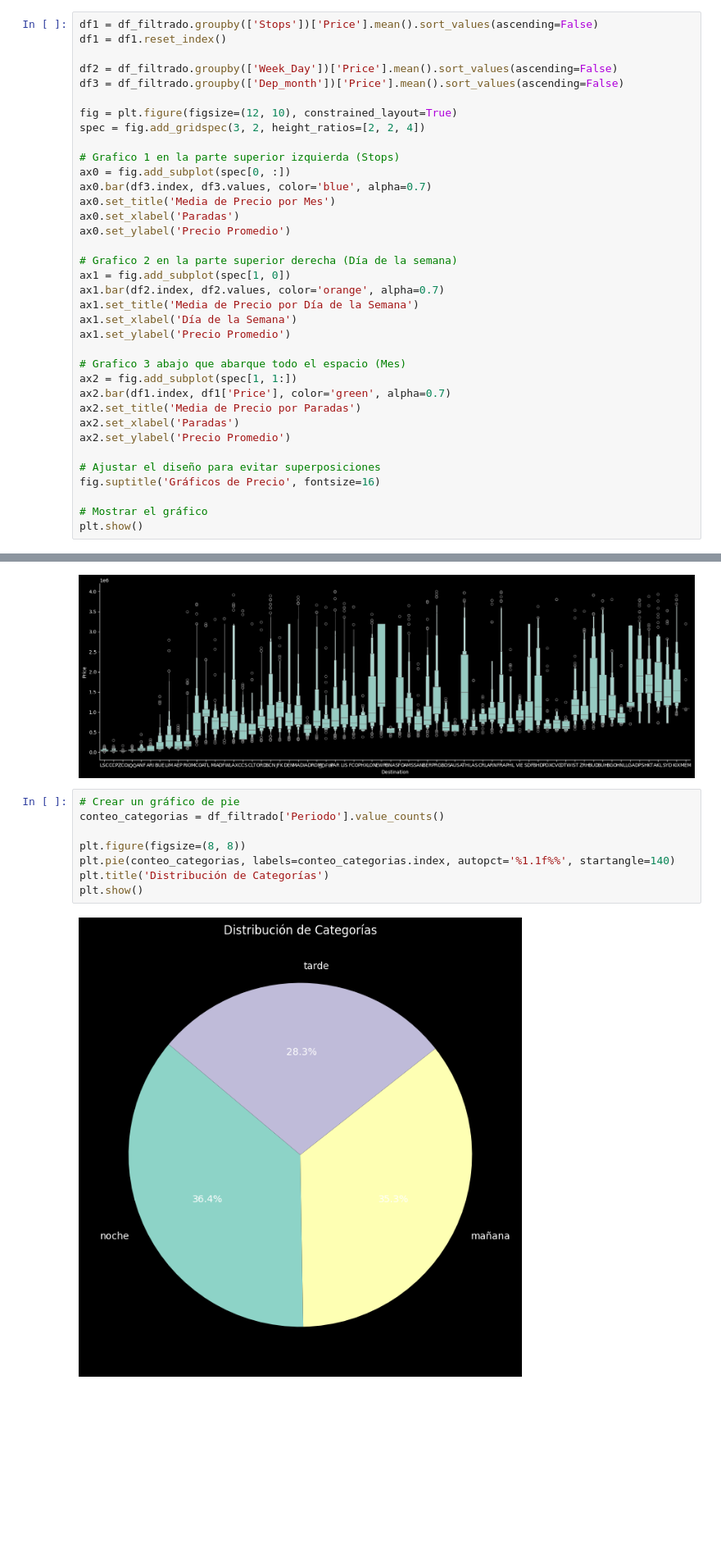
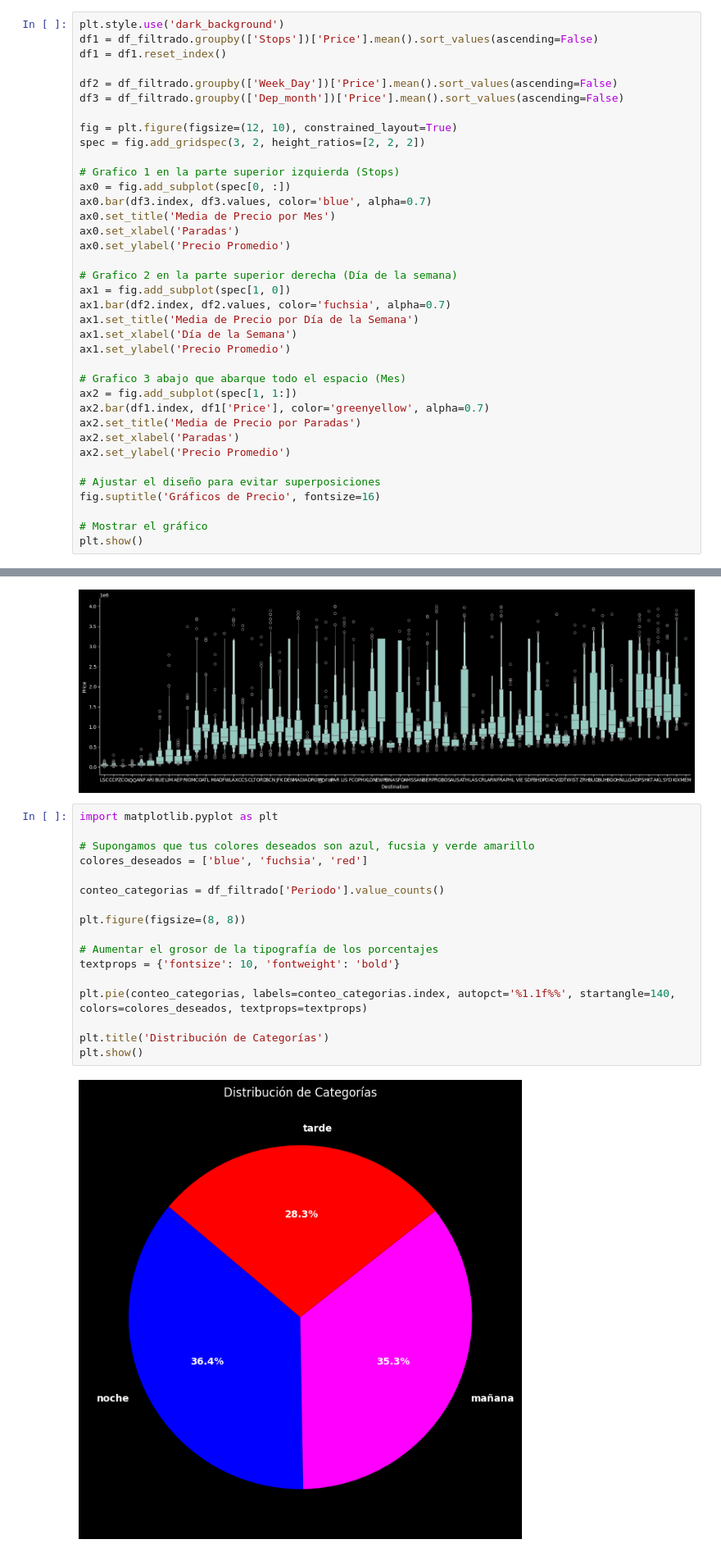
Before and after one commit to IvesCaceres/Flights-fare-prediction, a Jupyter notebook: src/explore.ipynb, the cells around one changed output, grey strips where cells are left out. Shown at 82% size. Drawn from its saved outputs; the diff is of its cells as text; blank space fills up the shorter version.

```diff
--- a/src/explore.ipynb
+++ b/src/explore.ipynb
@@ -404,6 +404,7 @@ plt.show()
 # %% [markdown]
 ##### Precio en función del mes, día de la semana y paradas
 # %%
+plt.style.use('dark_background')
 df1 = df_filtrado.groupby(['Stops'])['Price'].mean().sort_values(ascending=False)
 df1 = df1.reset_index()
 
@@ -411,7 +412,7 @@ df2 = df_filtrado.groupby(['Week_Day'])['Price'].mean().sort_values(ascending=Fa
 df3 = df_filtrado.groupby(['Dep_month'])['Price'].mean().sort_values(ascending=False)
 
 fig = plt.figure(figsize=(12, 10), constrained_layout=True)
-spec = fig.add_gridspec(3, 2, height_ratios=[2, 2, 4])
+spec = fig.add_gridspec(3, 2, height_ratios=[2, 2, 2])
 
 # Grafico 1 en la parte superior izquierda (Stops)
 ax0 = fig.add_subplot(spec[0, :])
@@ -422,14 +423,14 @@ ax0.set_ylabel('Precio Promedio')
 
 # Grafico 2 en la parte superior derecha (Día de la semana)
 ax1 = fig.add_subplot(spec[1, 0])
-ax1.bar(df2.index, df2.values, color='orange', alpha=0.7)
+ax1.bar(df2.index, df2.values, color='fuchsia', alpha=0.7)
 ax1.set_title('Media de Precio por Día de la Semana')
 ax1.set_xlabel('Día de la Semana')
 ax1.set_ylabel('Precio Promedio')
 
 # Grafico 3 abajo que abarque todo el espacio (Mes)
 ax2 = fig.add_subplot(spec[1, 1:])
-ax2.bar(df1.index, df1['Price'], color='green', alpha=0.7)
+ax2.bar(df1.index, df1['Price'], color='greenyellow', alpha=0.7)
 ax2.set_title('Media de Precio por Paradas')
 ax2.set_xlabel('Paradas')
 ax2.set_ylabel('Precio Promedio')
@@ -474,15 +475,24 @@ plt.show()
 # %% [output]
 [figure]
 # %%
-# Crear un gráfico de pie
+import matplotlib.pyplot as plt
+
+# Supongamos que tus colores deseados son azul, fucsia y verde amarillo
+colores_deseados = ['blue', 'fuchsia', 'red']
+
 conteo_categorias = df_filtrado['Periodo'].value_counts()
 
 plt.figure(figsize=(8, 8))
-plt.pie(conteo_categorias, labels=conteo_categorias.index, autopct='%1.1f%%', startangle=140)
+
+# Aumentar el grosor de la tipografía de los porcentajes
+textprops = {'fontsize': 10, 'fontweight': 'bold'}
+
+plt.pie(conteo_categorias, labels=conteo_categorias.index, autopct='%1.1f%%', startangle=140, colors=colores_deseados, textprops=textprops)
+
 plt.title('Distribución de Categorías')
 plt.show()
 # %% [output]
-[figure, old version]
+[figure, new version]
 # %%
 sns.catplot(y = "Price", x = "Periodo", data = dfives.sort_values("Price", ascending = False), kind="boxen", height = 6, aspect = 3)
 plt.show()
```
Also changed, not shown: parts of 1 cell of this notebook.
